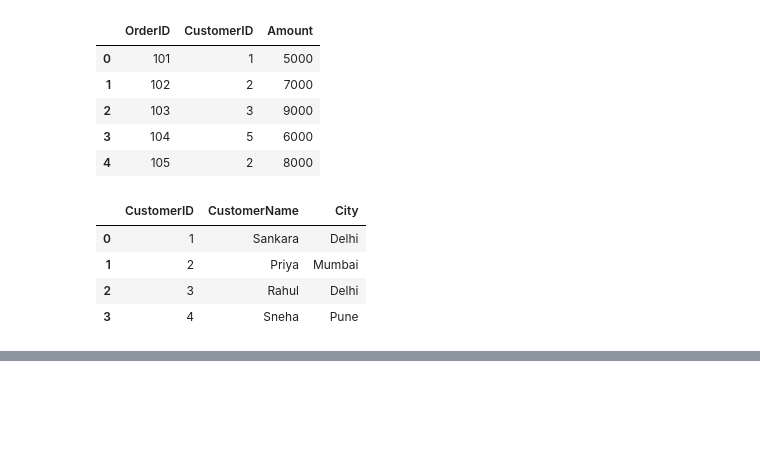
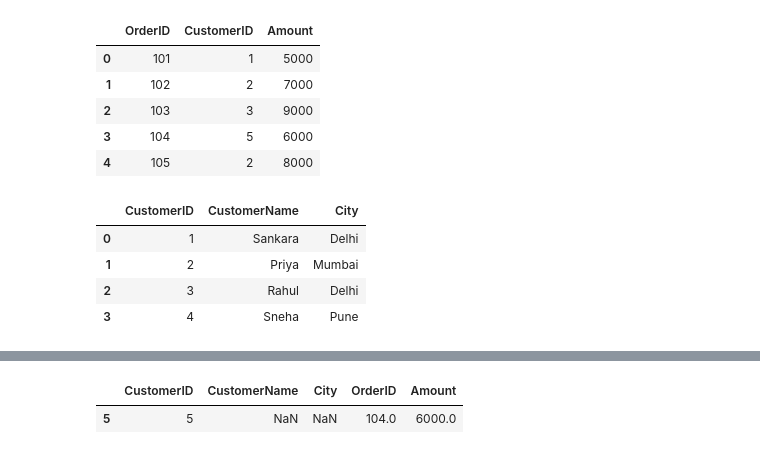
Before and after one commit to hiteshparashar4/collab, a Jupyter notebook: chapter_appendix-tools-for-deep-learning/jupyter.ipynb, the cells around one changed output, grey strips where cells are left out. Drawn from its saved outputs; the diff is of its cells as text; code cells hidden in the pictures; blank space fills up the shorter version.

```diff
--- a/chapter_appendix-tools-for-deep-learning/jupyter.ipynb
+++ b/chapter_appendix-tools-for-deep-learning/jupyter.ipynb
@@ -163,0 +176,8 @@ customers
+# %%
+# Perform an Outer Join. Which order belongs to a customer who is not present in the customer table?
+ofj = customers.merge(orders, on='CustomerID', how='outer')
+ofj
+ofj[ofj['CustomerName'].isna()]
+# %% [output]
+|  | CustomerID | CustomerName | City | OrderID | Amount |
+| 5 | 5 | NaN | NaN | 104.0 | 6000.0 |
```
Also changed, not shown: parts of 3 cells of this notebook.
